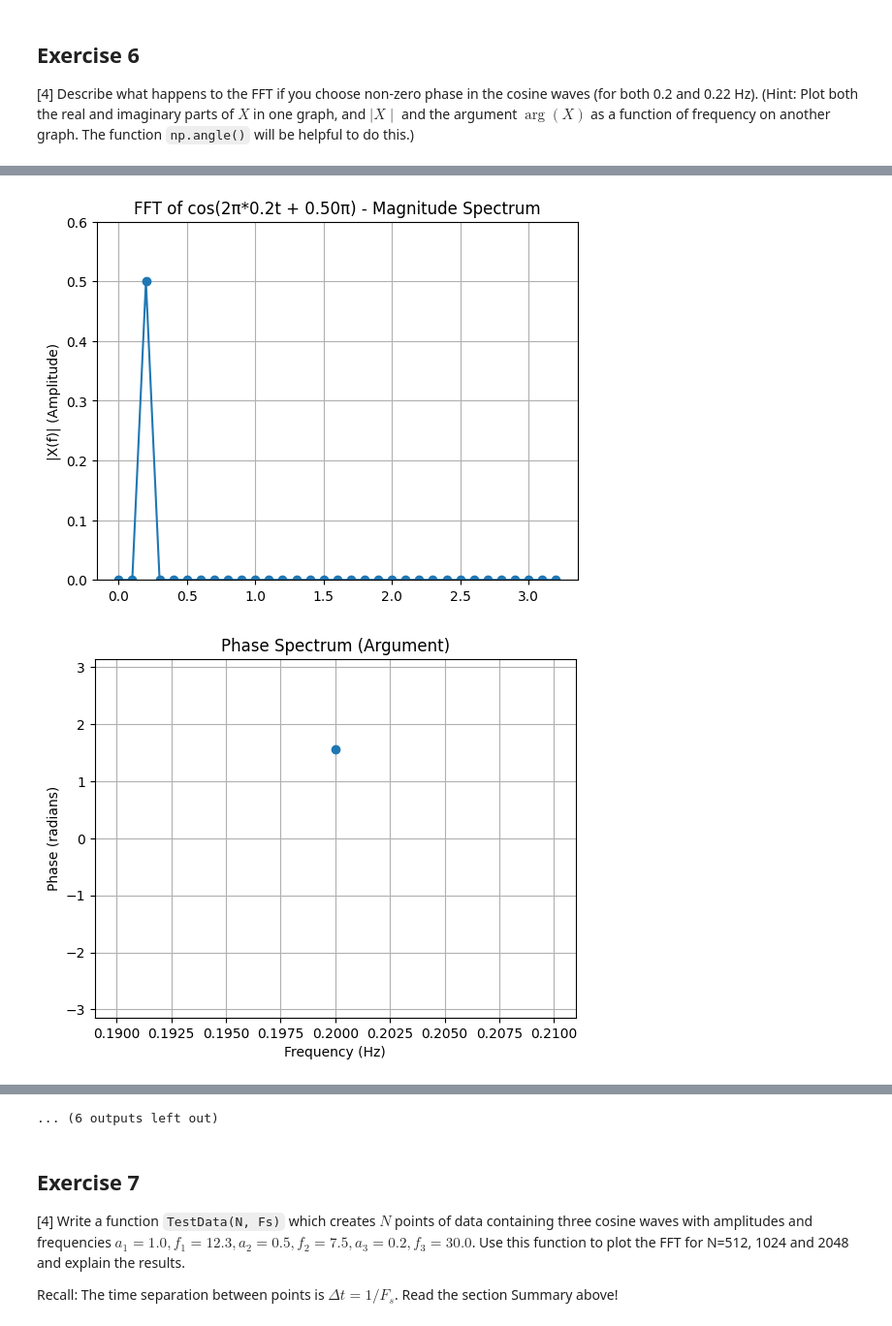
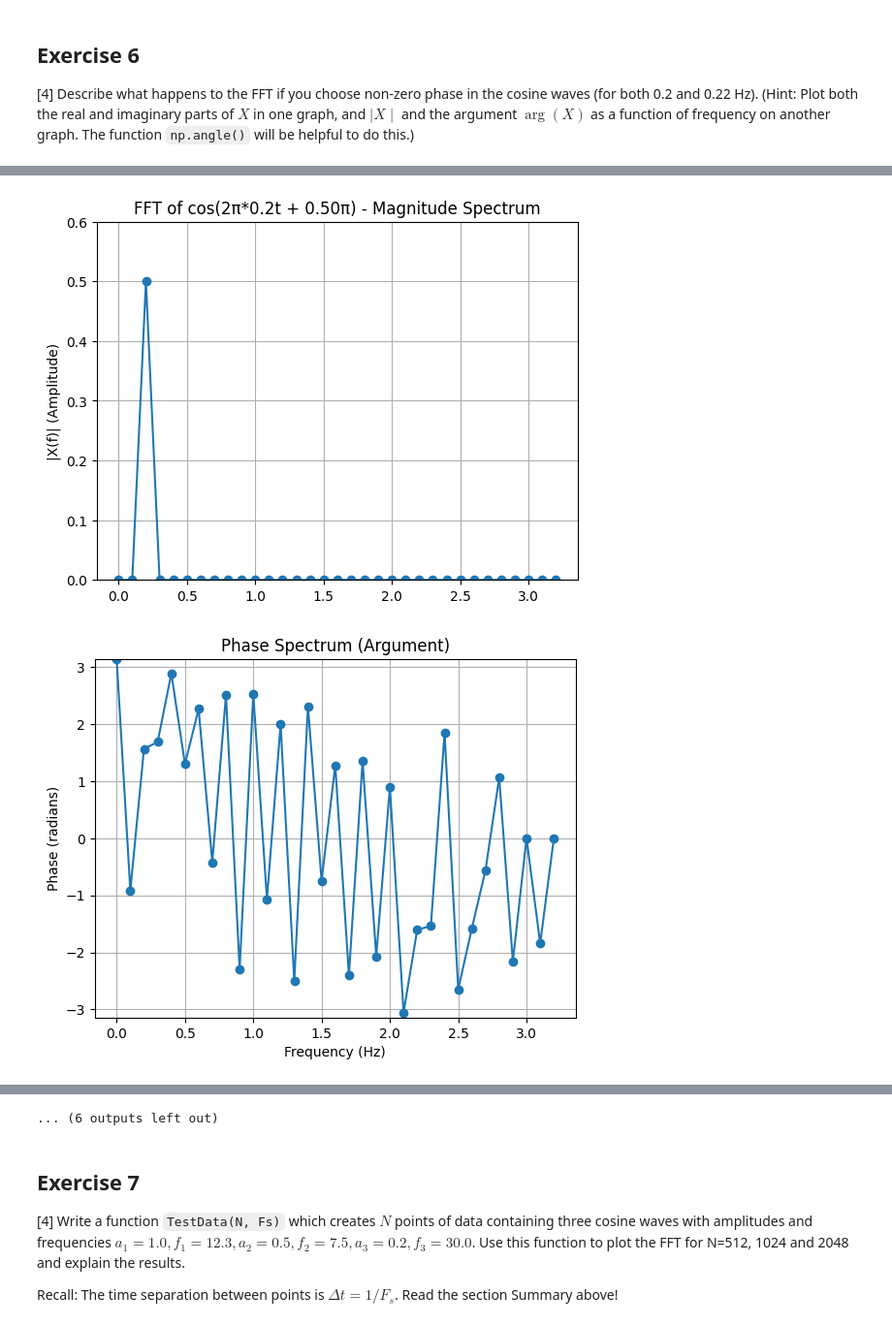
Before and after one commit to PX2145-2025/week-9-b-evans-gruff, a Jupyter notebook: FFT.ipynb, the cells around one changed output, grey strips where cells are left out. Shown at 97% size. Saved outputs shown, nothing was run; the diff lists cells and outputs as text; code cells hidden in the pictures.

```diff
--- a/FFT.ipynb
+++ b/FFT.ipynb
@@ -644,9 +645,7 @@ for f_val in f_list:
         plt.ylim(0, 0.6) # Consistent y-axis for better comparison
 
         plt.figure()
-        threshold = 0.05 * np.max(np.abs(X_phased_spectrum))
-        phase_to_plot = np.where(np.abs(X_phased_spectrum) > threshold, np.angle(X_phased_spectrum), np.nan)
-        plt.plot(frq, phase_to_plot, 'o-')
+        plt.plot(frq, np.angle(X_phased_spectrum), 'o-')
         plt.title('Phase Spectrum (Argument)')
         plt.xlabel('Frequency (Hz)')
         plt.ylabel('Phase (radians)')
@@ -662,5 +661,5 @@ for f_val in f_list:
 [figure]
 [figure]
-[figure, old version]
+[figure, new version]
 [figure]
 [figure]
```
Also changed, not shown: parts of 3 cells of this notebook.
